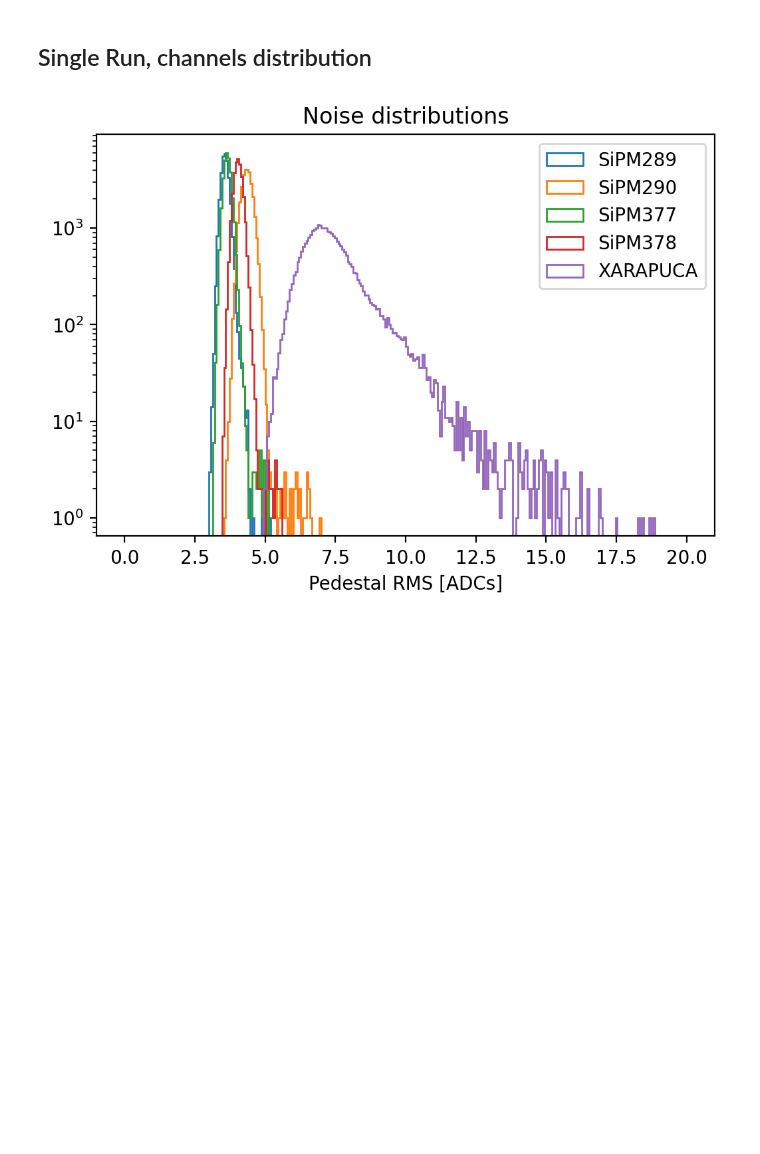
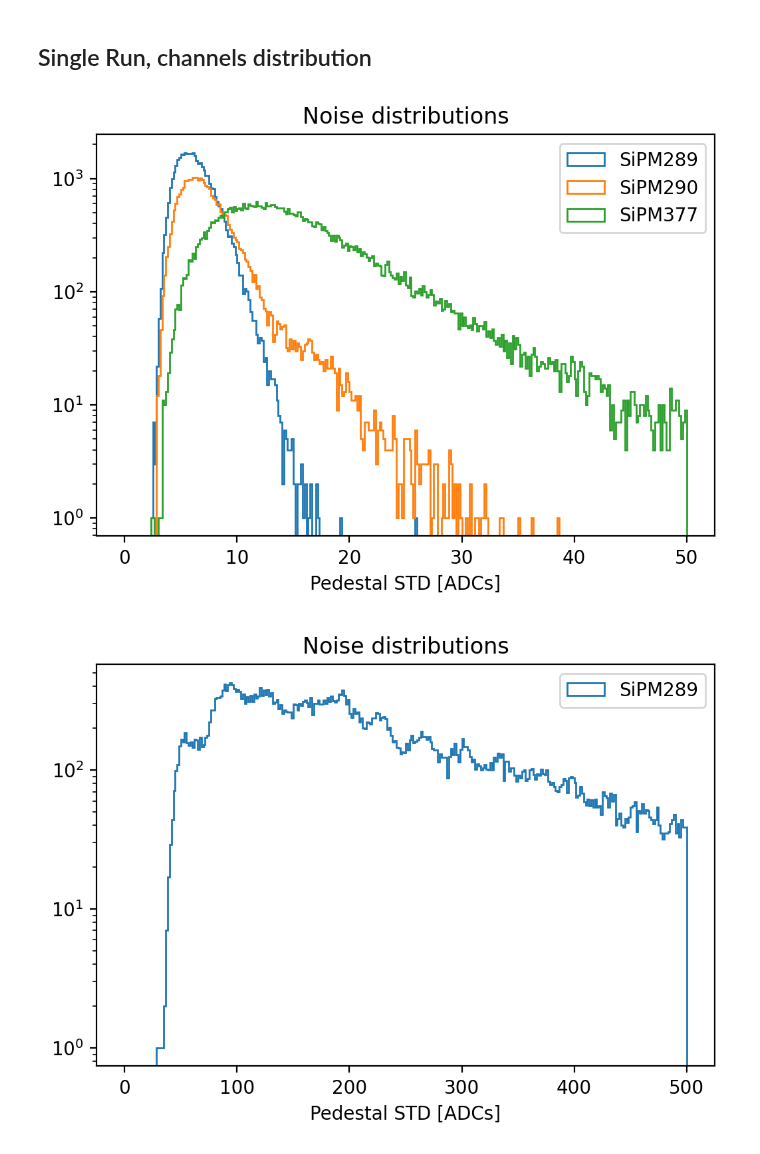
Before and after one commit to CIEMAT-Neutrino/SCINT, a Jupyter notebook: joython/joython_notebooks/Noise.ipynb, the cells around one changed output. Drawn from its saved outputs; the diff is of its cells as text; code cells hidden in the pictures; blank space fills up the shorter version.

```diff
--- a/joython/joython_notebooks/Noise.ipynb
+++ b/joython/joython_notebooks/Noise.ipynb
@@ -11,7 +7,8 @@ array([17, 18, 19, 49, 50, 51])
 # %%
 
 
-WEEK="APSAIA_VUV";
+# WEEK="APSAIA_VUV";
+WEEK="DAPHNE_VIS";
 path="/scr/neutrinos/rodrigoa/"+WEEK+"/joython/"
 Runs=open_runs_table("../macros/"+WEEK+".xlsx")
 
@@ -55,22 +52,61 @@ axs[-1].plot(x[noise_runs].to_numpy(),ys[-1][noise_runs],'x',color="tab:orange")
 [figure]
 # %% [markdown]
 ## Single Run, channels distribution
-# %%
-for run in [9]:
-    Run_props=Runs[Runs["Run"]==run].iloc[0]
-    run_path=path+"run"+str(run).zfill(2)+"/";
-
-    compress=False
-
-    plt.figure(dpi=200)
-    for ch in Run_props["Channels"]:
-        Pedestal_vars=open_run_var(run_path,"Pedestal_vars_SW",[ch],compressed=compress)
-
-        plt.hist(Pedestal_vars[ch]["STD"], 300,[0,20],histtype="step")
-
-    plt.legend(Run_props["ChannelName"])
-    plt.title ("Noise distributions")
-    plt.xlabel("Pedestal RMS [ADCs]")
-    plt.semilogy()
-# %% [output]
-[figure, removed]
+# %%
+WEEK="DAPHNE_VIS";
+WEEK="APSAIA_VUV";
+
+
+plt.figure(dpi=200)
+for week in ["APSAIA_VIS","APSAIA_VUV","DAPHNE_VIS"]:
+    WEEK=week
+    path="/scr/neutrinos/rodrigoa/"+WEEK+"/joython/"
+    Runs=open_runs_table("../macros/"+WEEK+".xlsx")
+    for run in [2]:
+        Run_props=Runs[Runs["Run"]==run].iloc[0]
+        run_path=path+"run"+str(run).zfill(2)+"/";
+
+        compress=False
+
+        for ch in [5]:
+        # for ch in Run_props["Channels"]:
+            Pedestal_vars=open_run_var(run_path,"Pedestal_vars",[ch],compressed=compress)
+            plt.hist(Pedestal_vars[ch]["STD"], 300,[0,50],histtype="step")
+
+            # Peak_vars=open_run_var(run_path,"Peak_vars",[ch],compressed=compress)
+            # plt.hist(Peak_vars[ch]["Peak"], 300,[0,500],histtype="step")
+
+        plt.legend(Run_props["ChannelName"])
+        plt.title ("Noise distributions")
+        plt.xlabel("Pedestal STD [ADCs]")
+        plt.semilogy()
+
+plt.figure(dpi=200)
+for week in ["DAPHNE_VIS"]:
+    WEEK=week
+    path="/scr/neutrinos/rodrigoa/"+WEEK+"/joython/"
+    Runs=open_runs_table("../macros/"+WEEK+".xlsx")
+    for run in [4]:
+        Run_props=Runs[Runs["Run"]==run].iloc[0]
+        run_path=path+"run"+str(run).zfill(2)+"/";
+
+        compress=False
+
+        for ch in [5]:
+        # for ch in Run_props["Channels"]:
+            # Pedestal_vars=open_run_var(run_path,"Pedestal_vars",[ch],compressed=compress)
+            # plt.hist(Pedestal_vars[ch]["STD"], 300,[0,100],histtype="step",density=True)
+
+            Peak_vars=open_run_var(run_path,"Peak_vars"        ,Run_props["Channels"],compressed=compress)
+            Charge_vars=open_run_var(run_path,"Charge_vars"    ,Run_props["Channels"],compressed=compress);
+            Pedestal_vars=open_run_var(run_path,"Pedestal_vars",Run_props["Channels"],compressed=compress)
+
+            plt.hist(Peak_vars[ch]["Peak"], 300,[0,500],histtype="step")
+
+        plt.legend(Run_props["ChannelName"])
+        plt.title ("Noise distributions")
+        plt.xlabel("Pedestal STD [ADCs]")
+        plt.semilogy()
+# %% [output]
+[figure, added]
+[figure, added]
```
Also changed, not shown: parts of 3 cells of this notebook, 6 other files.
